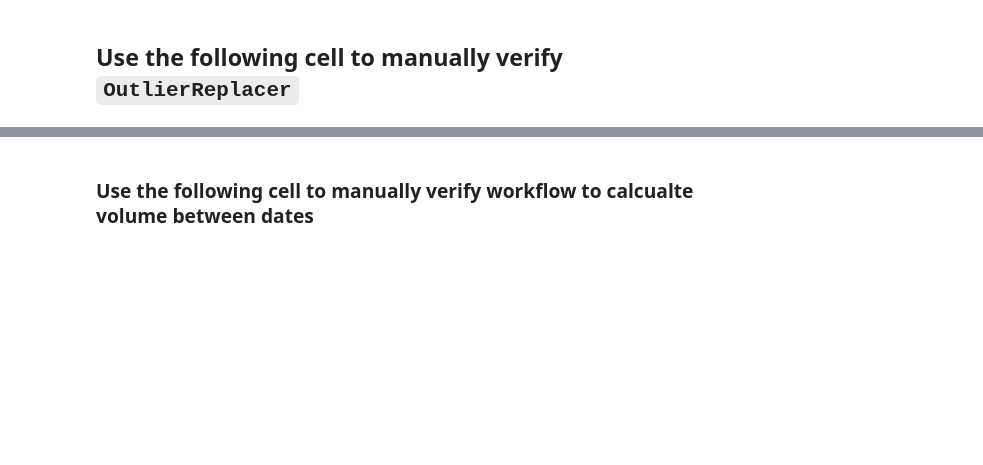
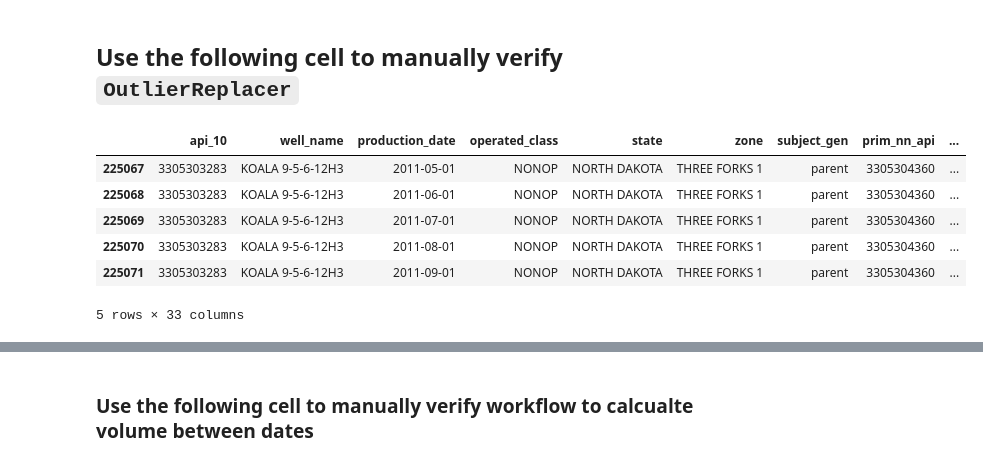
Before and after one commit to magrella/well-depletion, a Jupyter notebook: depletion_proxy.ipynb, the cells around one changed output, grey strips where cells are left out. Saved outputs shown, nothing was run; the diff lists cells and outputs as text; code cells hidden in the pictures; blank space fills up the shorter version.

```diff
--- a/depletion_proxy.ipynb
+++ b/depletion_proxy.ipynb
@@ -433,8 +390,20 @@ print(parent_df['api_10'].nunique(), parent_child_df['api_10'].nunique(), child_
 # plt.plot(example_['monthly_wc'], 'b--', label = 'corrected data')
 # plt.legend();
 # %%
-example = df.query(f"`well_name` == 'NORMAN 11-4MBH'")
+example = df.query(f"`well_name` == 'KOALA 9-5-6-12H3'")
 
-example_2 =  outlier.fit_transform(example)
+example_2 = df_clean.query(f"`well_name` == 'KOALA 9-5-6-12H3'")
+
+# example_2 =  prepro_pipe.fit_transform(example)
 
 # example_2.to_csv('NORMAN 11-4MBH_.csv')
+
+example_2.head()
+# %% [output]
+|  | api_10 | well_name | production_date | operated_class | state | zone | subject_gen | prim_nn_api | ... |
+| 225067 | 3305303283 | KOALA 9-5-6-12H3 | 2011-05-01 | NONOP | NORTH DAKOTA | THREE FORKS 1 | parent | 3305304360 | ... |
+| 225068 | 3305303283 | KOALA 9-5-6-12H3 | 2011-06-01 | NONOP | NORTH DAKOTA | THREE FORKS 1 | parent | 3305304360 | ... |
+| 225069 | 3305303283 | KOALA 9-5-6-12H3 | 2011-07-01 | NONOP | NORTH DAKOTA | THREE FORKS 1 | parent | 3305304360 | ... |
+| 225070 | 3305303283 | KOALA 9-5-6-12H3 | 2011-08-01 | NONOP | NORTH DAKOTA | THREE FORKS 1 | parent | 3305304360 | ... |
+| 225071 | 3305303283 | KOALA 9-5-6-12H3 | 2011-09-01 | NONOP | NORTH DAKOTA | THREE FORKS 1 | parent | 3305304360 | ... |
+5 rows × 33 columns
```
Also changed, not shown: parts of 67 cells of this notebook.
